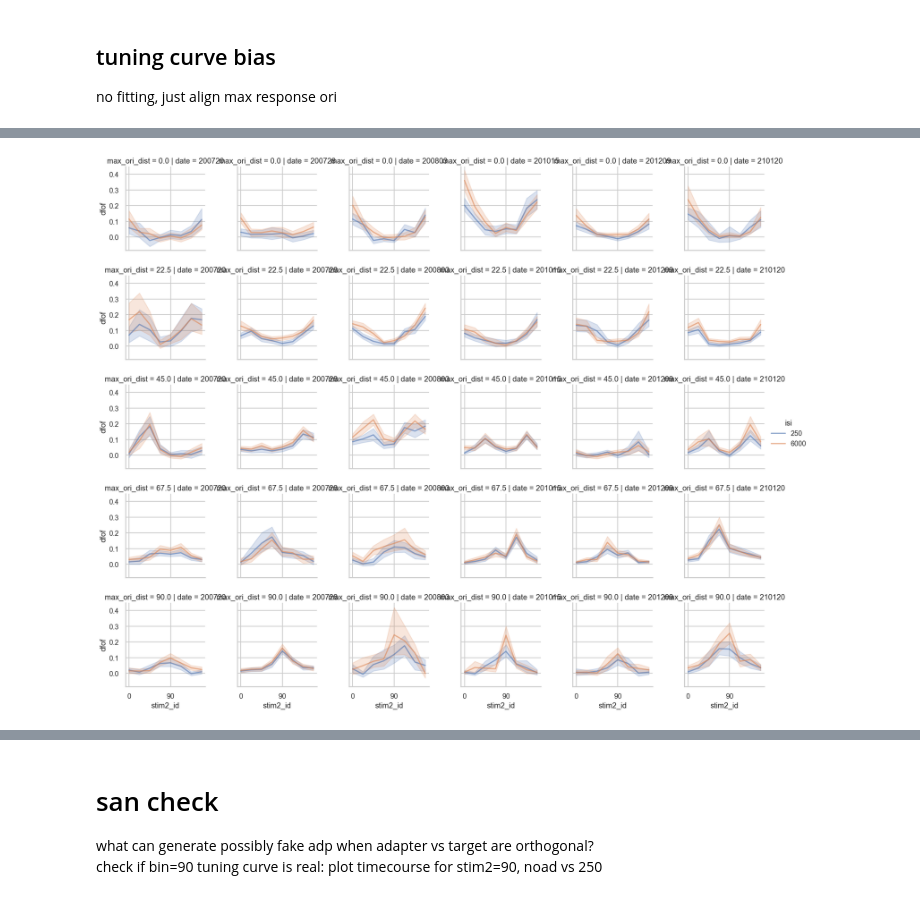
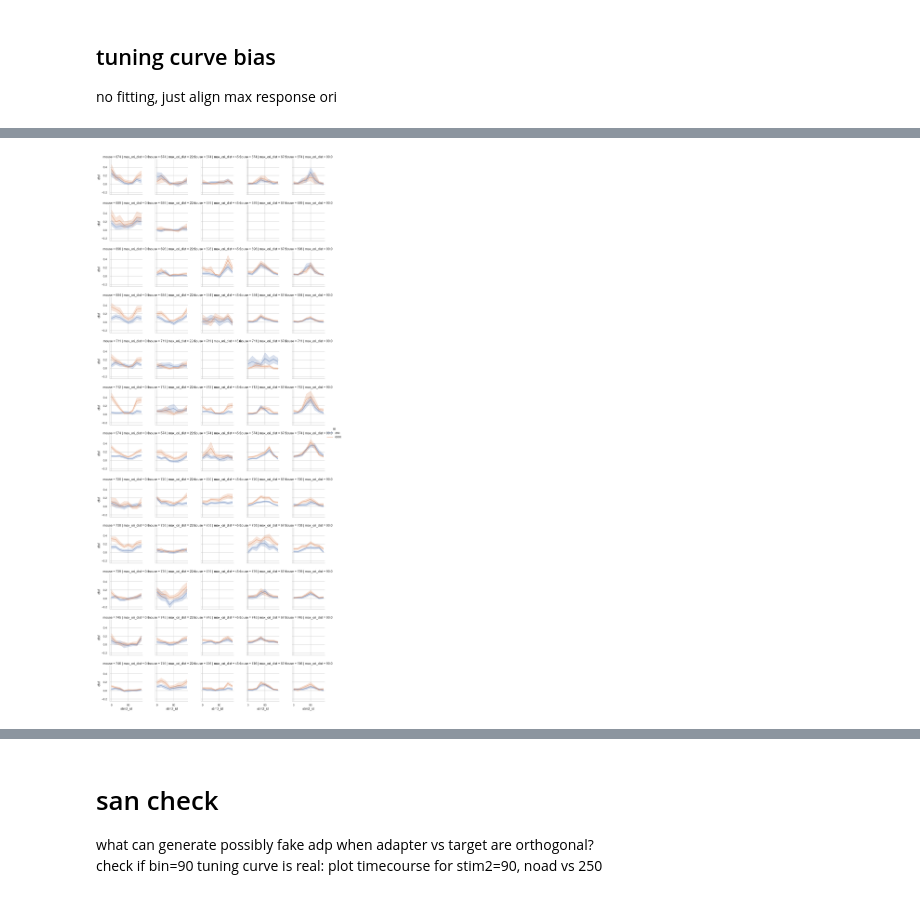
Before and after one commit to lanluo9/inter, a Jupyter notebook: scripts/ipynb/tuning_bias_san_check.ipynb, the cells around one changed output, grey strips where cells are left out. Saved outputs shown, nothing was run; the diff lists cells and outputs as text; code cells hidden in the pictures.

```diff
--- a/scripts/ipynb/tuning_bias_san_check.ipynb
+++ b/scripts/ipynb/tuning_bias_san_check.ipynb
@@ -906,13 +906,15 @@ plt.tight_layout();
 # %%
 df_tuning = df_tidy[['dfof', 'cell_id', 'resp_id', 'isi', 'stim2_id',
-                    'area', 'filter_cell_vis', 'filter_cell_well_fit', 'filter_cell_well_fit_ad_250',
-                    'ori_pref_ad_250', 'ori_pref_noad',
-                    'pref_unadapted_distance', 'pref_unadapted_distance_bin', 'pref_adapted_distance',
-                    'tuning_bias', 'tuning_bias_control',]]
+                    'area', 'filter_cell_vis',
+                    # 'filter_cell_well_fit', 'filter_cell_well_fit_ad_250',
+                    # 'ori_pref_ad_250', 'ori_pref_noad',
+                    # 'pref_unadapted_distance', 'pref_unadapted_distance_bin', 'pref_adapted_distance',
+                    # 'tuning_bias', 'tuning_bias_control',
+                    ]]
 df_tuning = df_tuning[(df_tuning.isi > -1) # placeholder, always true
                     # & (df_tuning.area == 'LI')
                     & (df_tuning.filter_cell_vis == True)
-                    & (df_tuning.filter_cell_well_fit == True)
+                    # & (df_tuning.filter_cell_well_fit == True)
                     # & (df_tuning.filter_cell_well_fit_ad_250 == True) # only use cells that are well fit in both conditions: noad and ad 250
                     & ((df_tuning.isi == 250) | (df_tuning.isi == 6000))
                     # & (df_tuning.pref_unadapted_distance_bin == 90)
@@ -930,6 +932,6 @@ for icell in tqdm(df_tuning.cell_id.unique()):
     tuning_250 = df_tuning.loc[(df_tuning.cell_id == icell) & (df_tuning.isi == 250) & (df_tuning.resp_id == 'R2'), :].groupby(['stim2_id'], sort=True).agg(np.nanmean)['dfof'].values
     df_tuning.loc[(df_tuning.cell_id == icell), 'tuning_250'] = df_tuning.loc[(df_tuning.cell_id == icell), 'tuning_250'].apply(lambda x: tuning_250)
 
-df_tuning.sort_values(by=['tuning_bias'], inplace=True) # df_tuning sort by tuning_bias_distance
+# df_tuning.sort_values(by=['tuning_bias'], inplace=True) # df_tuning sort by tuning_bias_distance
 df_tuning.sample(5, random_state=0) # NOTE: where isi=6000, pref_adapted_distance and tuning_bias are NaN
 # %% [output]
@@ -946,6 +949,6 @@ filter cells
 # %%
-df_tuning = df_tuning.sort_values(by=['gOSI_noad', 'gOSI_250'], ascending=False)
-df_tuning.groupby('cell_id', sort=False)['area', 'gOSI_noad', 'gOSI_250'].first()#.head(20)
+# df_tuning = df_tuning.sort_values(by=['gOSI_noad', 'gOSI_250'], ascending=False)
+# df_tuning.groupby('cell_id', sort=False)['area', 'gOSI_noad', 'gOSI_250'].first()#.head(20)
 # %%
 for icell in tqdm(df_tuning.cell_id.unique()):
 
@@ -1389,9 +1381,14 @@ df_lineplot = (df_tidy[df_tidy.resp_id == 'R2'] # only R2 has diff ori
 ## inherit ori_mod, max_ori, max_ori_distance from df_ori_mod
 df_lineplot = df_lineplot.merge(
       df_ori_mod[df_ori_mod.isi == 6000]
-      [['cell_id', 'ori_mod', 'max_ori', 'max_ori_dist']],
+      [['cell_id', 'ori_mod', 'max_ori', 'max_ori_dist', ]],
       on=['cell_id'], how='left') # only use isi 6000 (no adapter condition) to determine ori_mod, max_ori and max_ori_dist for each cell
 
+## inherit tuning_vec from df_ori_mod, for each isi
+df_lineplot = df_lineplot.merge(
+      df_ori_mod
+      [['cell_id', 'tuning_vec', 'isi']],
+      on=['cell_id', 'isi'], how='left') # take tuning_vec from df_ori_mod, for each cell and isi
 df_lineplot
 # %% [output]
 |  | dfof | cell_id | area | filter_cell_vis | resp_id | isi | stim2_id | ori_mod | max_ori | ... |
@@ -1424,6 +1421,6 @@ df_lineplot
 no fitting, just align max response ori
 # %%
 df_lineplot['date'] = df_lineplot.cell_id.apply(lambda x: x.split('_')[0])
-df_lineplot['sess'] = df_lineplot.cell_id.apply(lambda x: x.split('_')[1])
-df_lineplot[df_lineplot.area == 'V1'].date.unique()
+df_lineplot['mouse'] = df_lineplot.cell_id.apply(lambda x: x.split('_')[1])
+df_lineplot.groupby(['mouse', 'date']).first()
 # %% [output]
@@ -1432,22 +1441,20 @@ array(['200720', '200728', '200803', '201015', '201209', '210120'],
 # %%
-df_filter = df_lineplot[(df_lineplot.filter_cell_vis == True)
+df_filter = df_lineplot[(df_lineplot.area == 'V1') # check V1 only
+                       & (df_lineplot.isi != 750)
                        & (df_lineplot.ori_mod == True)
-                       & (df_lineplot.isi != 750)
-                       & (df_lineplot.area == 'V1') # check V1 only
-                     ##  & (df_lineplot.date == '201015') # temporary filter to date, to match matlab san check for TC
-                      #  & (df_lineplot.date == '210120') # temporary filter to date, to match matlab san check for TC
+                       & (df_lineplot.filter_cell_vis == True)
                        ]
 
 sns.set(font_scale=0.8, context='talk', style='whitegrid')
 # g = sns.FacetGrid(df_filter, col="area", row="max_ori_dist", hue="isi")
-g = sns.FacetGrid(df_filter, col="date", row="max_ori_dist", hue="isi") # which date has the most outrageous adp at orthogonal ori relative to adapter ori
+g = sns.FacetGrid(df_filter, col="max_ori_dist", row="mouse", hue="isi") # which date has the most outrageous adp at orthogonal ori relative to adapter ori
 g.map_dataframe(sns.lineplot, x="stim2_id", y="dfof", alpha=0.6)
 g.figure.subplots_adjust(wspace=0.4, hspace=0.3)
 g.add_legend();
 
 # set xticks to 0, 4
 for ax in g.axes.flat:
     ax.set_xticks([0, 4])
     ax.set_xticklabels(['0', '90'])
 # %% [output]
-[figure, old version]
+[figure, new version]
```
Also changed, not shown: parts of 33 cells of this notebook, 2 other files.
